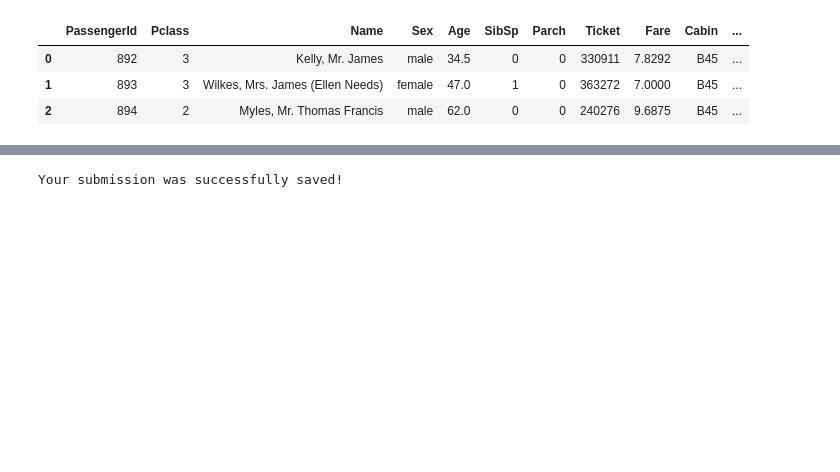
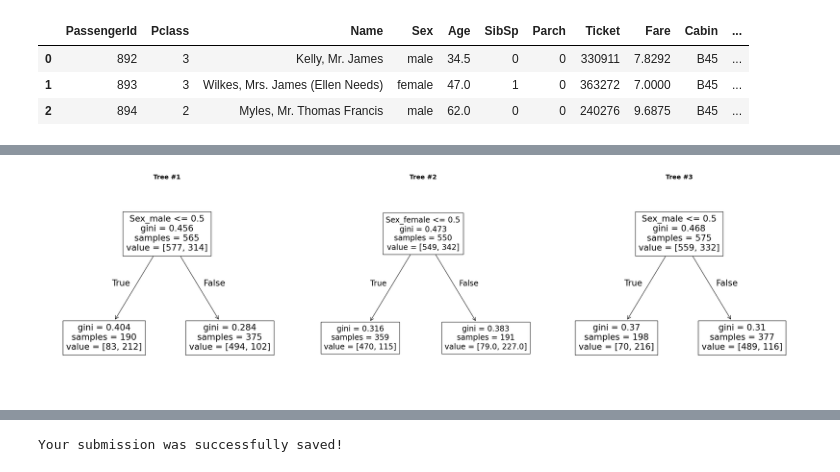
Before and after one commit to beyzadurdu6619/ML, a Jupyter notebook: titanicdataclassifier.ipynb, the cells around one changed output, grey strips where cells are left out. Cells and saved outputs as stored; diff of their text form; code cells hidden in the pictures; blank space fills up the shorter version.

```diff
--- a/titanicdataclassifier.ipynb
+++ b/titanicdataclassifier.ipynb
@@ -116,0 +117,21 @@ test_data
+# %%
+y = train_data["Survived"]
+
+features = ["Sex"]
+X = pd.get_dummies(train_data[features])
+X_test = pd.get_dummies(test_data[features])
+# %%
+model = RandomForestClassifier(n_estimators=100, max_depth=5, random_state=1)
+model.fit(X, y)
+fig, axes = plt.subplots(nrows=1, ncols=3, figsize=(24, 7))
+
+# Sadece ilk 3 ağacı çizdirdiğinizden emin olun
+for i, tree in enumerate(model.estimators_[:3]):
+    plot_tree(tree, ax=axes[i], feature_names=X.columns)
+
+    axes[i].set_title(f"Tree #{i+1}", fontsize=14, fontweight='bold')
+
+plt.tight_layout()
+plt.show()
+# %% [output]
+[figure, added]
```
Also changed, not shown: parts of 9 cells of this notebook.
